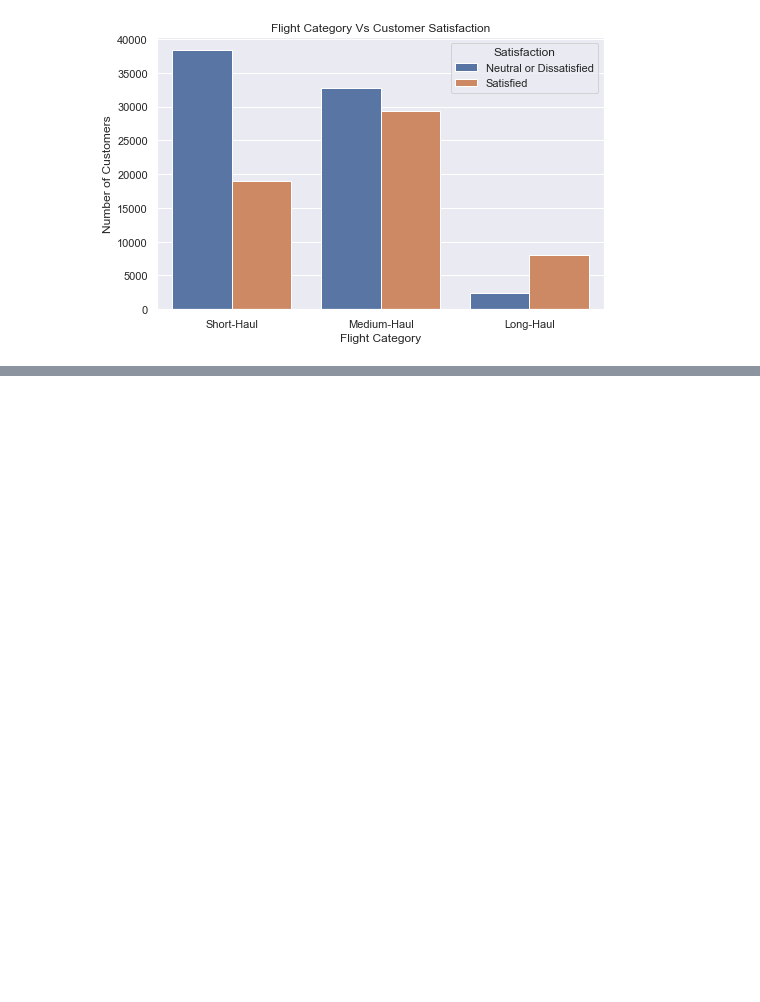
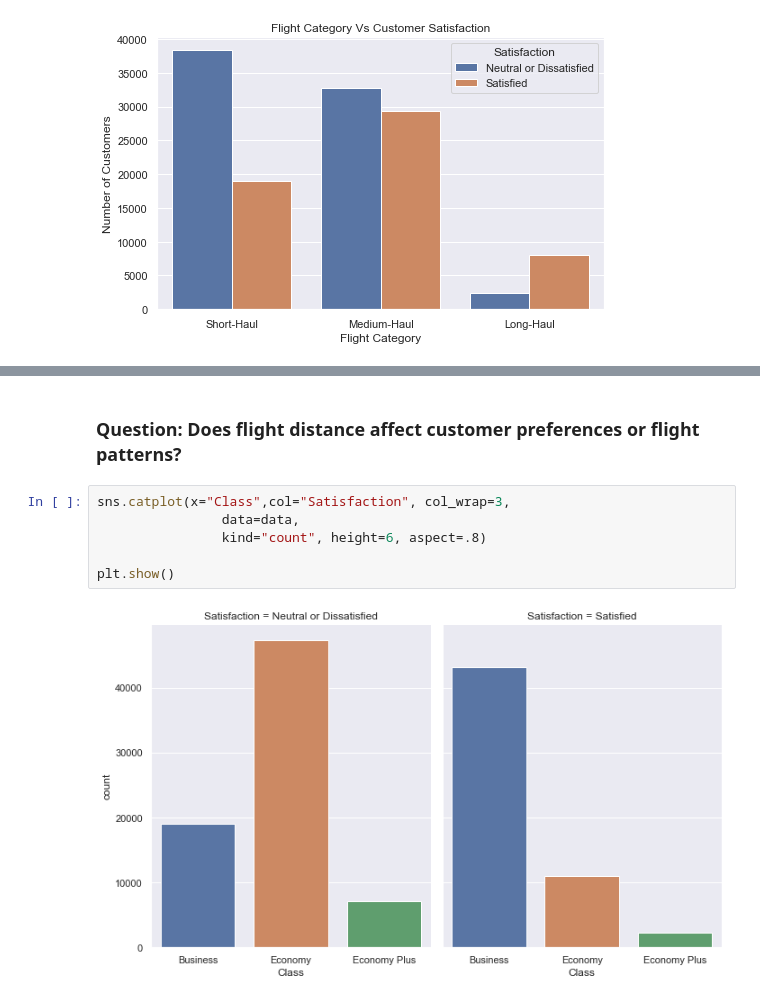
Before and after one commit to techie-grace/Airplane-Customer-Satisfaction, a Jupyter notebook: Aiplane Analysis.ipynb, the cells around one changed output, grey strips where cells are left out. Drawn from its saved outputs; the diff is of its cells as text; blank space fills up the shorter version.

```diff
--- a/Aiplane Analysis.ipynb
+++ b/Aiplane Analysis.ipynb
@@ -261,0 +282,10 @@ plt.show()
+# %% [markdown]
+### Question: Does flight distance affect customer preferences or flight patterns?
+# %%
+sns.catplot(x="Class",col="Satisfaction", col_wrap=3,
+                data=data,
+                kind="count", height=6, aspect=.8)
+
+plt.show()
+# %% [output]
+[figure, added]
```
Also changed, not shown: parts of 6 cells of this notebook.
